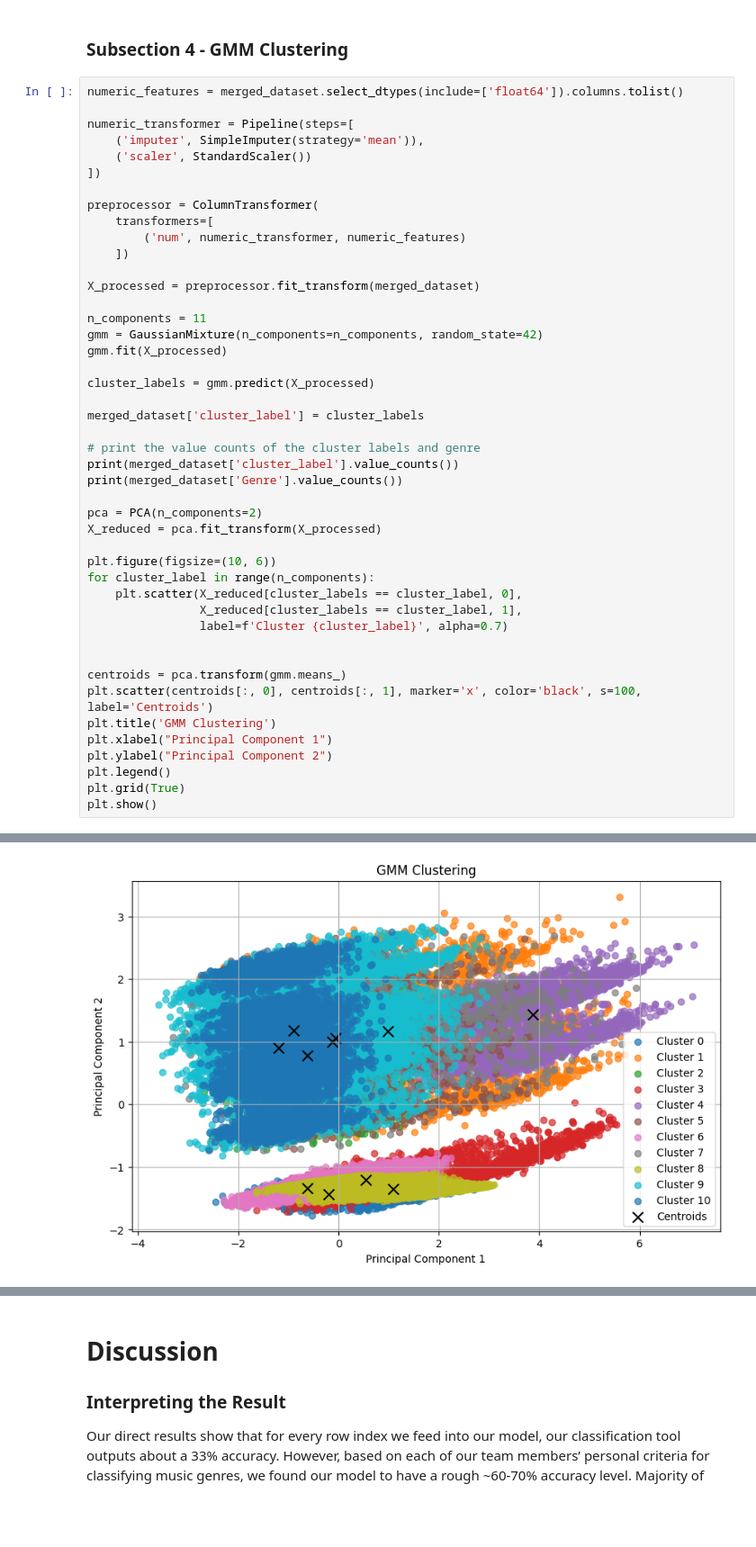
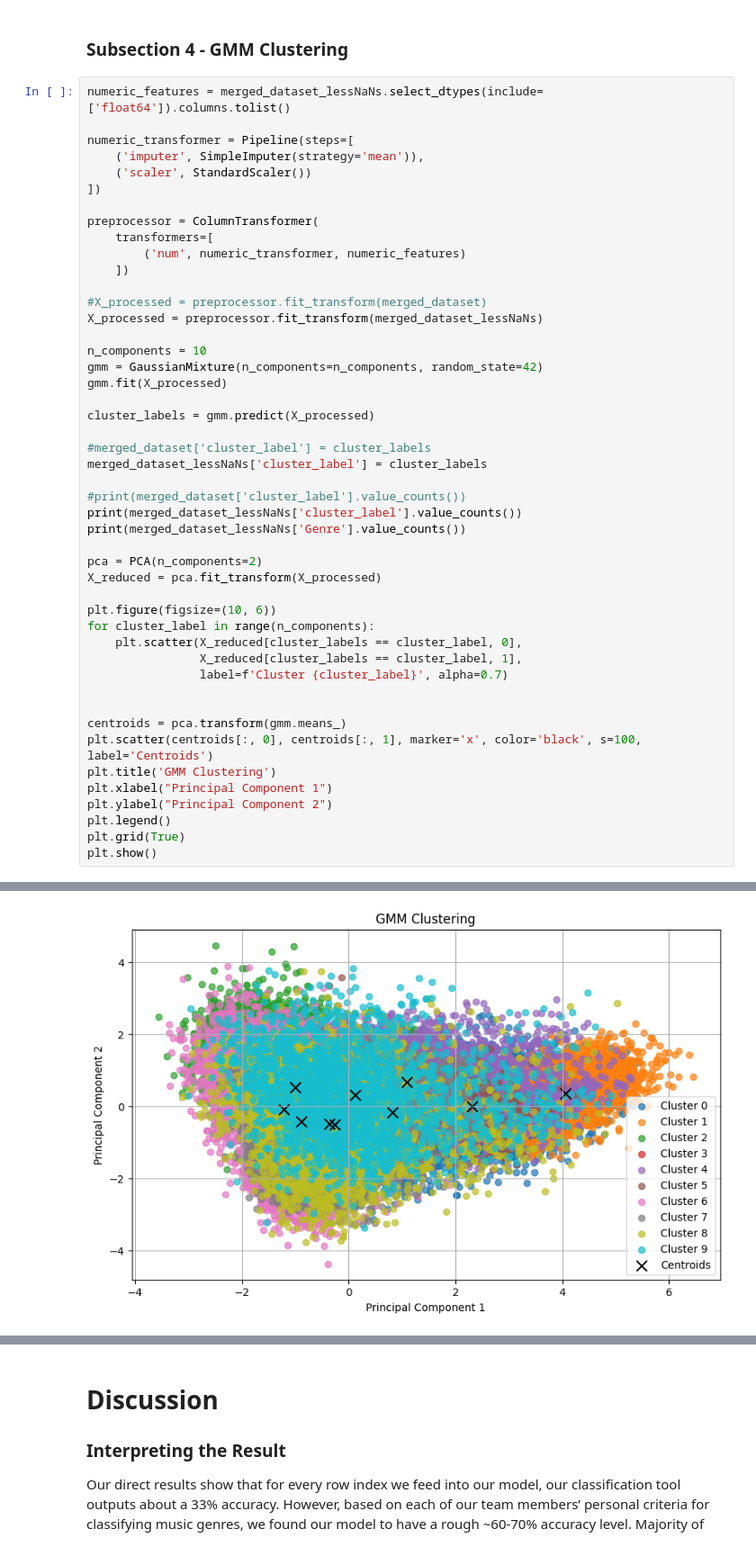
Before and after one commit to ababoescu/COGS118B_Project, a Jupyter notebook: FinalProject_groupXXX.ipynb, the cells around one changed output, grey strips where cells are left out. Shown: that part at 90% size. Drawn from its saved outputs; the diff is of its cells as text; blank space fills up the shorter version.

Commit message:
Update FinalProject_groupXXX.ipynb
Updated the GMM Clustering Section for the Final

```diff
--- a/FinalProject_groupXXX.ipynb
+++ b/FinalProject_groupXXX.ipynb
@@ -535,7 +535,7 @@ After merging all our data together we used a decision tree classifier to help s
 
 ### Subsection 4 - GMM Clustering
 # %%
-numeric_features = merged_dataset.select_dtypes(include=['float64']).columns.tolist()
+numeric_features = merged_dataset_lessNaNs.select_dtypes(include=['float64']).columns.tolist()
 
 numeric_transformer = Pipeline(steps=[
     ('imputer', SimpleImputer(strategy='mean')),
@@ -547,19 +547,21 @@ preprocessor = ColumnTransformer(
         ('num', numeric_transformer, numeric_features)
     ])
 
-X_processed = preprocessor.fit_transform(merged_dataset)
+#X_processed = preprocessor.fit_transform(merged_dataset)
+X_processed = preprocessor.fit_transform(merged_dataset_lessNaNs)
 
-n_components = 11
+n_components = 10
 gmm = GaussianMixture(n_components=n_components, random_state=42)
 gmm.fit(X_processed)
 
 cluster_labels = gmm.predict(X_processed)
 
-merged_dataset['cluster_label'] = cluster_labels
+#merged_dataset['cluster_label'] = cluster_labels
+merged_dataset_lessNaNs['cluster_label'] = cluster_labels
 
-# print the value counts of the cluster labels and genre
-print(merged_dataset['cluster_label'].value_counts())
-print(merged_dataset['Genre'].value_counts())
+#print(merged_dataset['cluster_label'].value_counts())
+print(merged_dataset_lessNaNs['cluster_label'].value_counts())
+print(merged_dataset_lessNaNs['Genre'].value_counts())
 
 pca = PCA(n_components=2)
 X_reduced = pca.fit_transform(X_processed)
@@ -600,2 +602,2 @@ Name: count, dtype: int64
-[figure, old version]
+[figure, new version]
 # %% [markdown]
```
Also changed, not shown: parts of 3 cells of this notebook.
